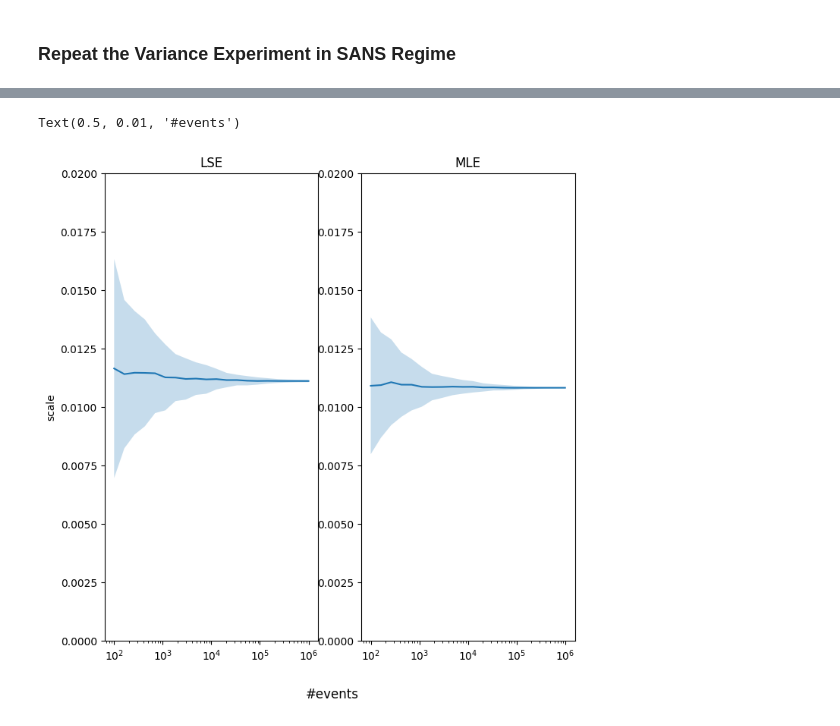
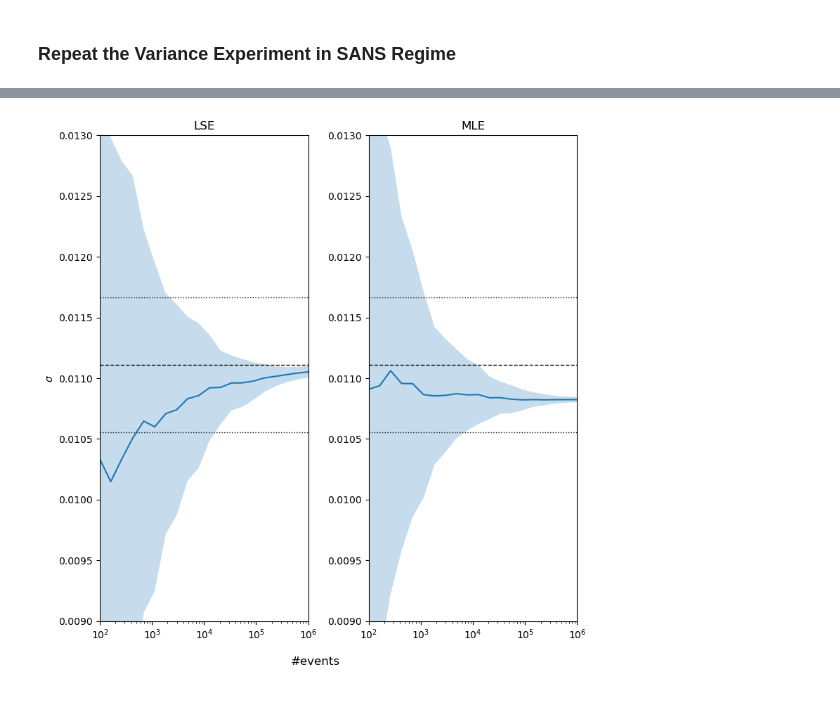
Before and after one commit to localoptimum/emtk, a Jupyter notebook: LSE-MLE comparison.ipynb, the cells around one changed output, grey strips where cells are left out. Saved outputs shown, nothing was run; the diff lists cells and outputs as text; code cells hidden in the pictures.

```diff
--- a/LSE-MLE comparison.ipynb
+++ b/LSE-MLE comparison.ipynb
@@ -193,7 +193,7 @@ medianlineprops = dict(linestyle='-', linewidth=2.5, color='green')
 #ax = pd_data[['loc_lse', 'loc_mle', 'scale_lse', 'scale_mle']].plot.box()
 
 fig, ax = plt.subplots()
-ax.set_ylabel('Parameter Value (ARB. Units)')
+ax.set_ylabel('Parameter Value (Arb. Units)')
 
 bplot = ax.boxplot(
     dataobj,
@@ -842,0 +833,22 @@ kappas 0.0010090817356205853 0.1
+# %%
+#ax = pd_data[['scale_lse', 'scale_mle', 'scale_EMTK_MLE', 'scale_EMTK_BAYES']].plot.box()
+sansdataobj = pd_data[['scale_lse', 'scale_mle']]
+
+sanslabs=['$\sigma$-LSE', '$\sigma$-MLE']
+sansmedianlineprops = dict(linestyle='-', linewidth=2.5, color='green')
+#ax = pd_data[['loc_lse', 'loc_mle', 'scale_lse', 'scale_mle']].plot.box()
+
+fig, ax = plt.subplots()
+ax.set_ylabel('Parameter Value (Arb. Units)')
+
+bplot = ax.boxplot(
+    sansdataobj,
+    medianprops=sansmedianlineprops,
+    labels=sanslabs)  # will be used to label x-ticks
+
+
+ax.arrow(0.7, peak_width, 1.6, 0, linestyle='dotted', color='gray', width=0.0001)
+#ax.arrow(2.7, peak_width, 1.6, 0, linestyle='dotted', color='gray', width=0.0001)
+
+plt.savefig('mle-lse-sanslike-boxplot.png', bbox_inches='tight')
+plt.show()
@@ -893,25 +924,37 @@ def variance_plot(key, ax):
 # %%
 fig, axs = plt.subplots(1, 2, sharex=True, sharey=False, figsize=(8, 8))
 
 #axs[0,0].set_ylim(-0.015, 0.015)
 #axs[0,1].set_ylim(-0.015, 0.015)
-axs[0].set_ylim(0.0, 0.02)
-axs[1].set_ylim(0.0, 0.02)
+axs[0].set_ylim(0.009, 0.013)
+axs[1].set_ylim(0.009, 0.013)
+axs[0].set_xlim(10**2,10**6)
+axs[1].set_xlim(10**2,10**6)
 
 axs[0].set_title("LSE")
 axs[1].set_title("MLE")
 
-axs[0].set_ylabel("scale")
-axs[0].set_ylabel("scale")
+axs[0].set_ylabel("$\sigma$")
+axs[0].set_ylabel("$\sigma$")
 
 
 #variance_plot('loc_lse', axs[0,0])
 #variance_plot('loc_mle', axs[0,1])
 variance_plot('scale_lse', axs[0])
 variance_plot('scale_mle', axs[1])
 
+
+axs[0].hlines(y=peak_width+peak_width*0.05, xmin=10**2, xmax=10**6, linestyles=':', linewidth=1, color='black')
+axs[0].hlines(y=peak_width-peak_width*0.05, xmin=10**2, xmax=10**6, linestyles=':', linewidth=1, color='black')
+axs[0].hlines(y=peak_width, xmin=10**2, xmax=10**6, linestyles='--', linewidth=1, color='black')
+
+axs[1].hlines(y=peak_width+peak_width*0.05, xmin=10**2, xmax=10**6, linestyles=':', linewidth=1, color='black')
+axs[1].hlines(y=peak_width-peak_width*0.05, xmin=10**2, xmax=10**6, linestyles=':', linewidth=1, color='black')
+axs[1].hlines(y=peak_width, xmin=10**2, xmax=10**6, linestyles='--', linewidth=1, color='black')
+
 fig.supxlabel('#events')
+fig.tight_layout()
+plt.savefig('mle-lse-sanslike-convergence5.png', bbox_inches='tight')
 #fig.supylabel('parameters')
 # %% [output]
-Text(0.5, 0.01, '#events')
-[figure, old version]
+[figure, new version]
```
Also changed, not shown: parts of 10 cells of this notebook, 2 other files.
